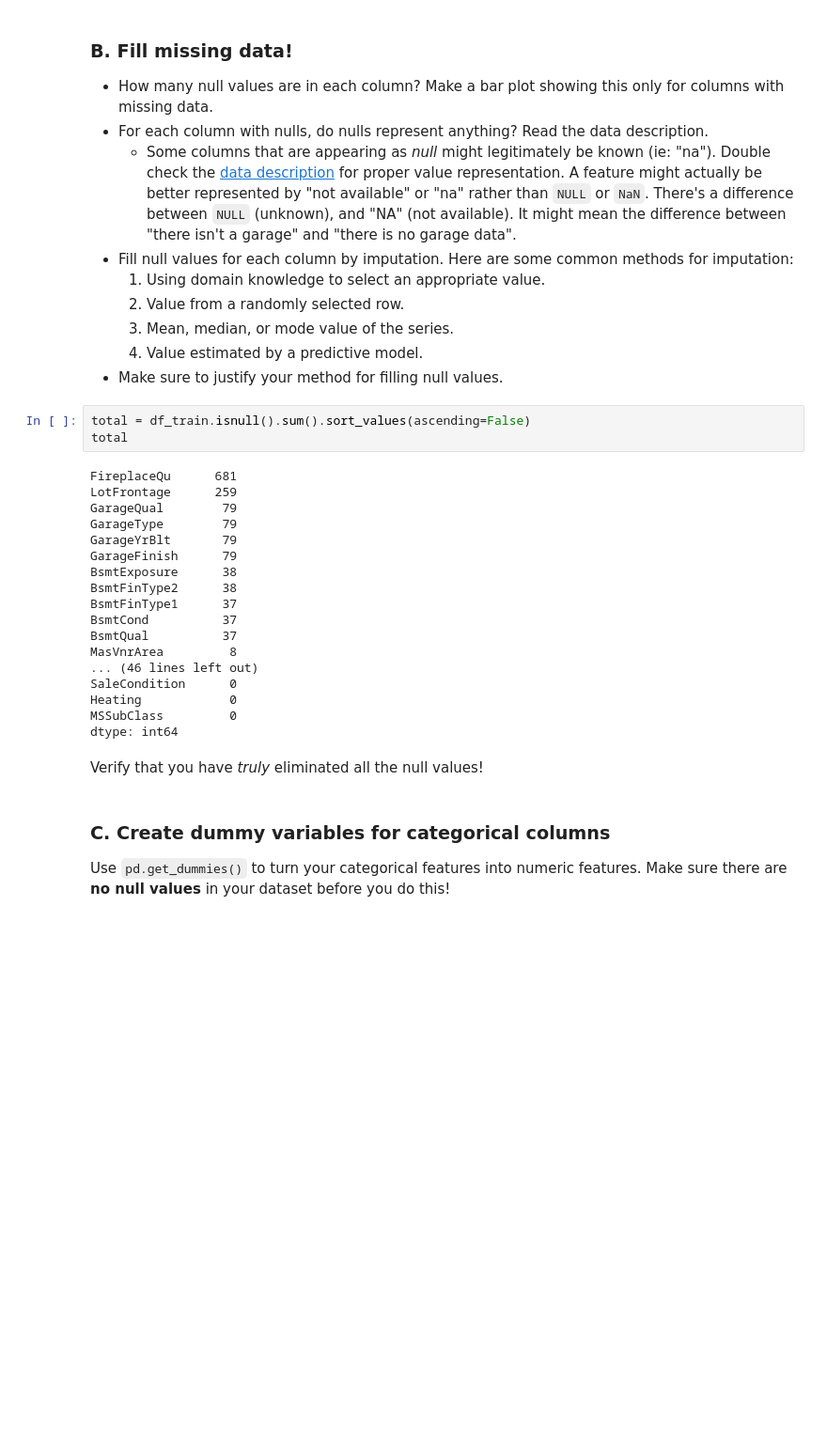
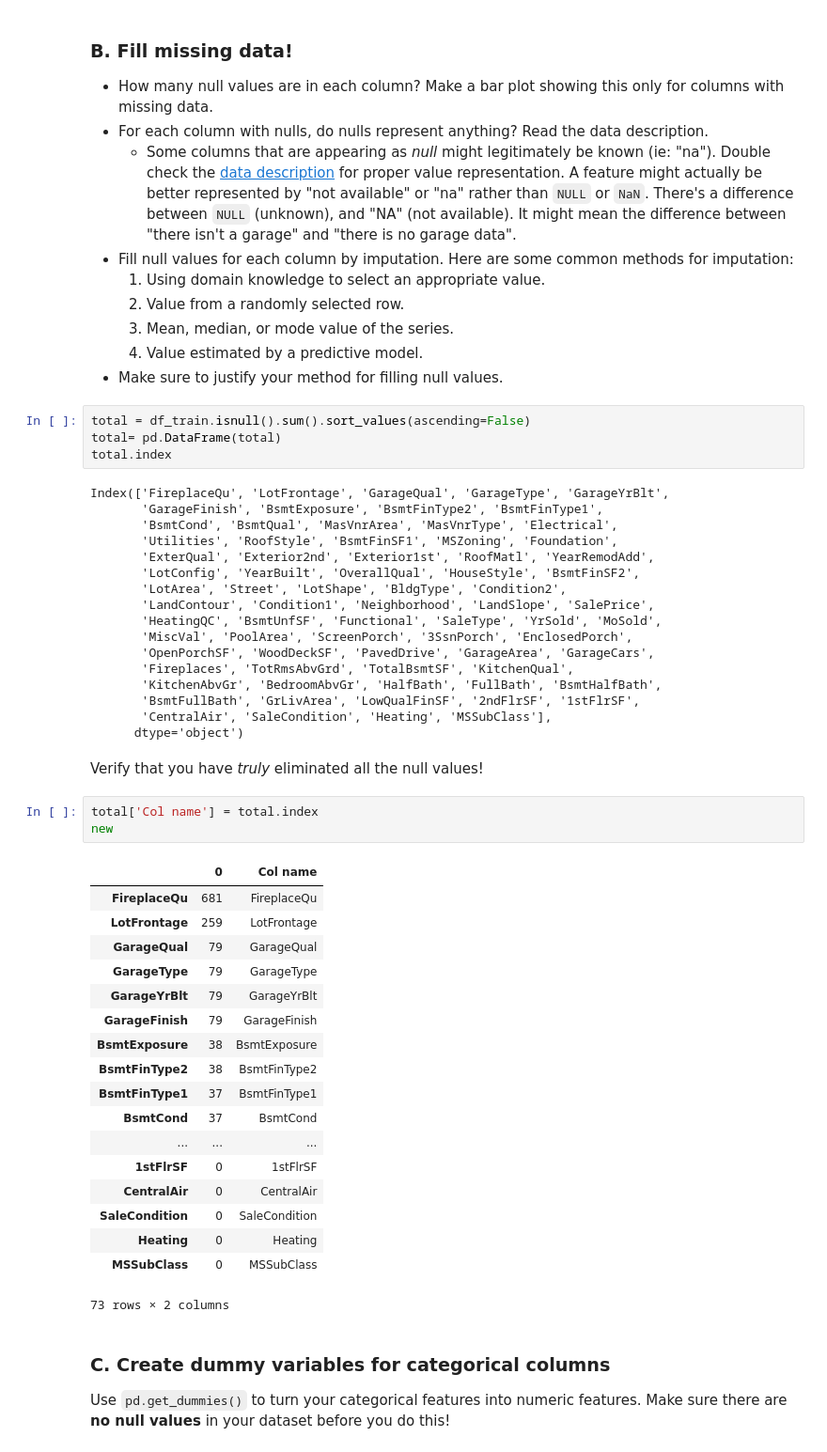
Before and after one commit to Uyentruong236/Ames_Housing, a Jupyter notebook: ipynb/project_2_starter.ipynb, the cells around one changed output. Shown: that part at 94% size. Drawn from its saved outputs; the diff is of its cells as text; blank space fills up the shorter version.

Commit message:
null values dataframe

```diff
--- a/ipynb/project_2_starter.ipynb
+++ b/ipynb/project_2_starter.ipynb
@@ -262,27 +242,49 @@ df_train.hist(['SalePrice'])
 * Make sure to justify your method for filling null values.
 # %%
 total = df_train.isnull().sum().sort_values(ascending=False)
-total
+total= pd.DataFrame(total)
+total.index
 # %% [output]
-FireplaceQu      681
-LotFrontage      259
-GarageQual        79
-GarageType        79
-GarageYrBlt       79
-GarageFinish      79
-BsmtExposure      38
-BsmtFinType2      38
-BsmtFinType1      37
-BsmtCond          37
-BsmtQual          37
-MasVnrArea         8
-... (46 lines left out)
-SaleCondition      0
-Heating            0
-MSSubClass         0
-dtype: int64
+Index(['FireplaceQu', 'LotFrontage', 'GarageQual', 'GarageType', 'GarageYrBlt',
+       'GarageFinish', 'BsmtExposure', 'BsmtFinType2', 'BsmtFinType1',
+       'BsmtCond', 'BsmtQual', 'MasVnrArea', 'MasVnrType', 'Electrical',
+       'Utilities', 'RoofStyle', 'BsmtFinSF1', 'MSZoning', 'Foundation',
+       'ExterQual', 'Exterior2nd', 'Exterior1st', 'RoofMatl', 'YearRemodAdd',
+       'LotConfig', 'YearBuilt', 'OverallQual', 'HouseStyle', 'BsmtFinSF2',
+       'LotArea', 'Street', 'LotShape', 'BldgType', 'Condition2',
+       'LandContour', 'Condition1', 'Neighborhood', 'LandSlope', 'SalePrice',
+       'HeatingQC', 'BsmtUnfSF', 'Functional', 'SaleType', 'YrSold', 'MoSold',
+       'MiscVal', 'PoolArea', 'ScreenPorch', '3SsnPorch', 'EnclosedPorch',
+       'OpenPorchSF', 'WoodDeckSF', 'PavedDrive', 'GarageArea', 'GarageCars',
+       'Fireplaces', 'TotRmsAbvGrd', 'TotalBsmtSF', 'KitchenQual',
+       'KitchenAbvGr', 'BedroomAbvGr', 'HalfBath', 'FullBath', 'BsmtHalfBath',
+       'BsmtFullBath', 'GrLivArea', 'LowQualFinSF', '2ndFlrSF', '1stFlrSF',
+       'CentralAir', 'SaleCondition', 'Heating', 'MSSubClass'],
+      dtype='object')
 # %% [markdown]
 Verify that you have *truly* eliminated all the null values!
+# %%
+total['Col name'] = total.index
+new
+# %% [output]
+|  | 0 | Col name |
+| FireplaceQu | 681 | FireplaceQu |
+| LotFrontage | 259 | LotFrontage |
+| GarageQual | 79 | GarageQual |
+| GarageType | 79 | GarageType |
+| GarageYrBlt | 79 | GarageYrBlt |
+| GarageFinish | 79 | GarageFinish |
+| BsmtExposure | 38 | BsmtExposure |
+| BsmtFinType2 | 38 | BsmtFinType2 |
+| BsmtFinType1 | 37 | BsmtFinType1 |
+| BsmtCond | 37 | BsmtCond |
+| ... | ... | ... |
+| 1stFlrSF | 0 | 1stFlrSF |
+| CentralAir | 0 | CentralAir |
+| SaleCondition | 0 | SaleCondition |
+| Heating | 0 | Heating |
+| MSSubClass | 0 | MSSubClass |
+73 rows × 2 columns
 # %% [markdown]
 ### C. Create dummy variables for categorical columns
 
```
Also changed, not shown: parts of 7 cells of this notebook.
